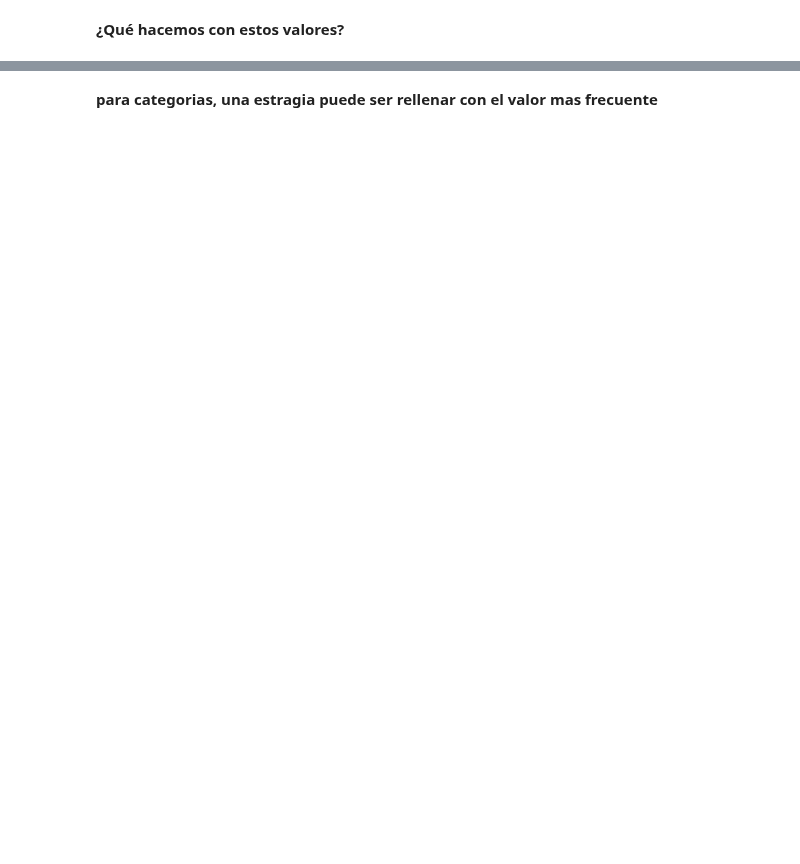
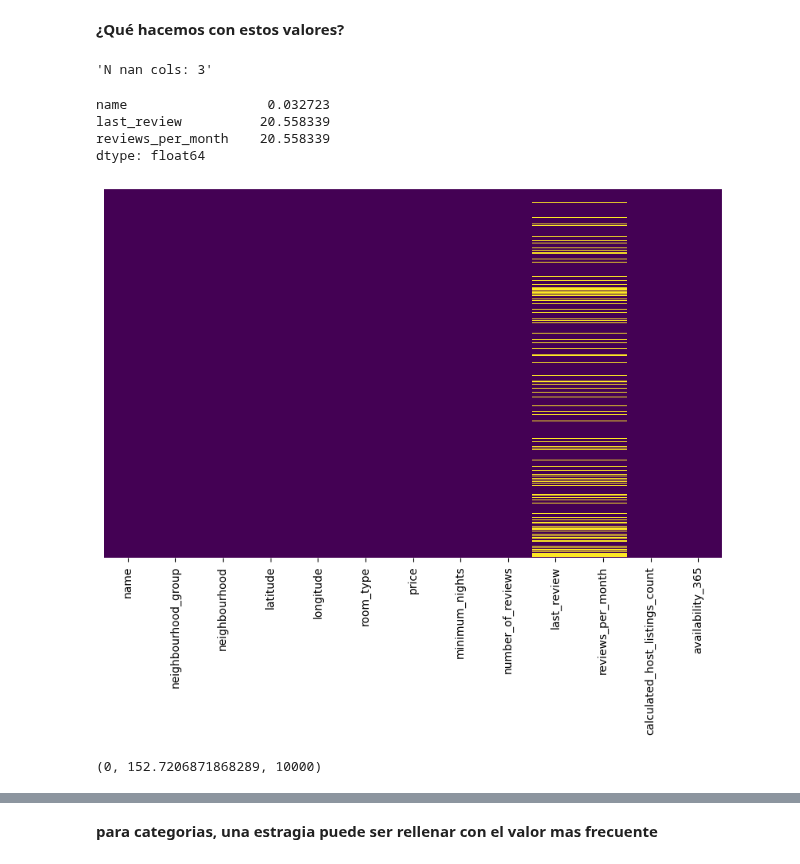
Before and after one commit to Ironhack-Data-Madrid-Enero-2023/apuntes_clase, a Jupyter notebook: semana_2/4.1 - Data Cleaning 2.ipynb, the cells around one changed output, grey strips where cells are left out. Saved outputs shown, nothing was run; the diff lists cells and outputs as text; code cells hidden in the pictures; blank space fills up the shorter version.

```diff
--- a/semana_2/4.1 - Data Cleaning 2.ipynb
+++ b/semana_2/4.1 - Data Cleaning 2.ipynb
@@ -27,2 +215,21 @@ Se comienza la exploracion de los datos.
 # %% [markdown]
 **¿Qué hacemos con estos valores?**
+# %%
+# podemos borrar algunas columnas
+
+cols=['id', 'host_id', 'host_name']
+
+airbnb.drop(columns=cols, inplace=True)
+# %%
+check_nan(airbnb)
+# %% [output]
+'N nan cols: 3'
+name                  0.032723
+last_review          20.558339
+reviews_per_month    20.558339
+dtype: float64
+[figure, added]
+# %%
+airbnb['price'].min(), airbnb['price'].mean(), airbnb['price'].max()
+# %% [output]
+(0, 152.7206871868289, 10000)
```
Also changed, not shown: parts of 29 cells of this notebook.
